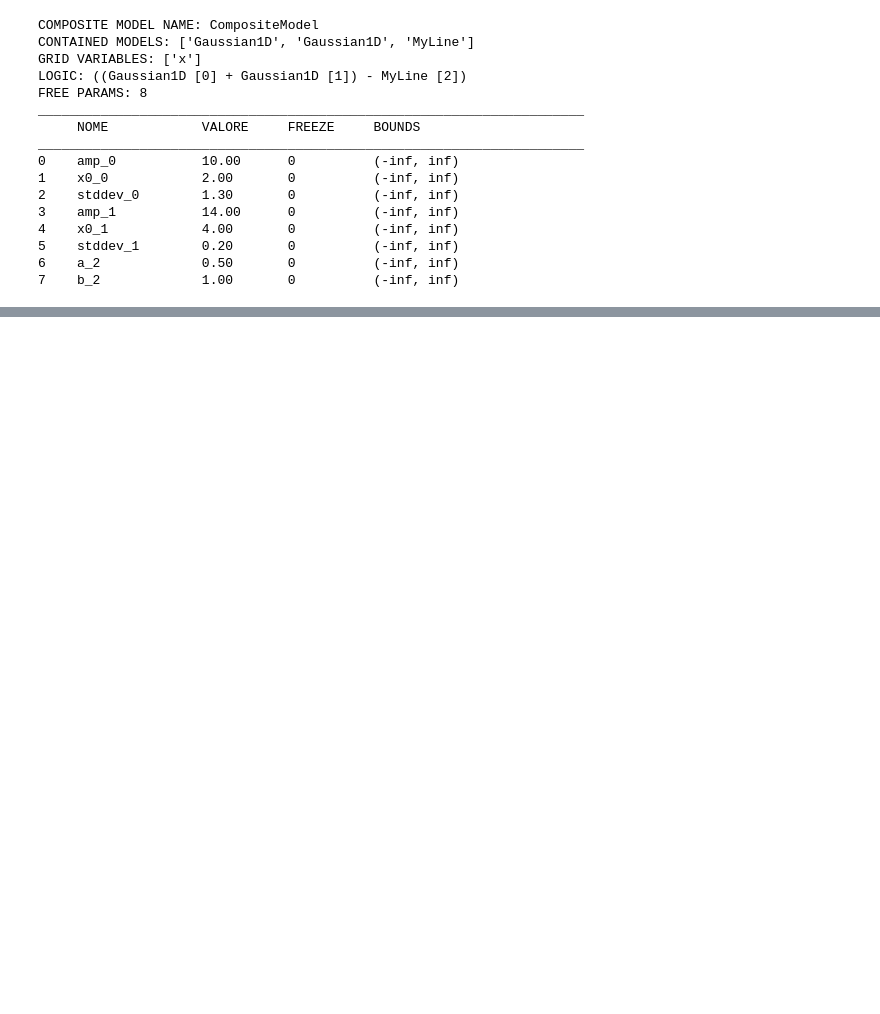
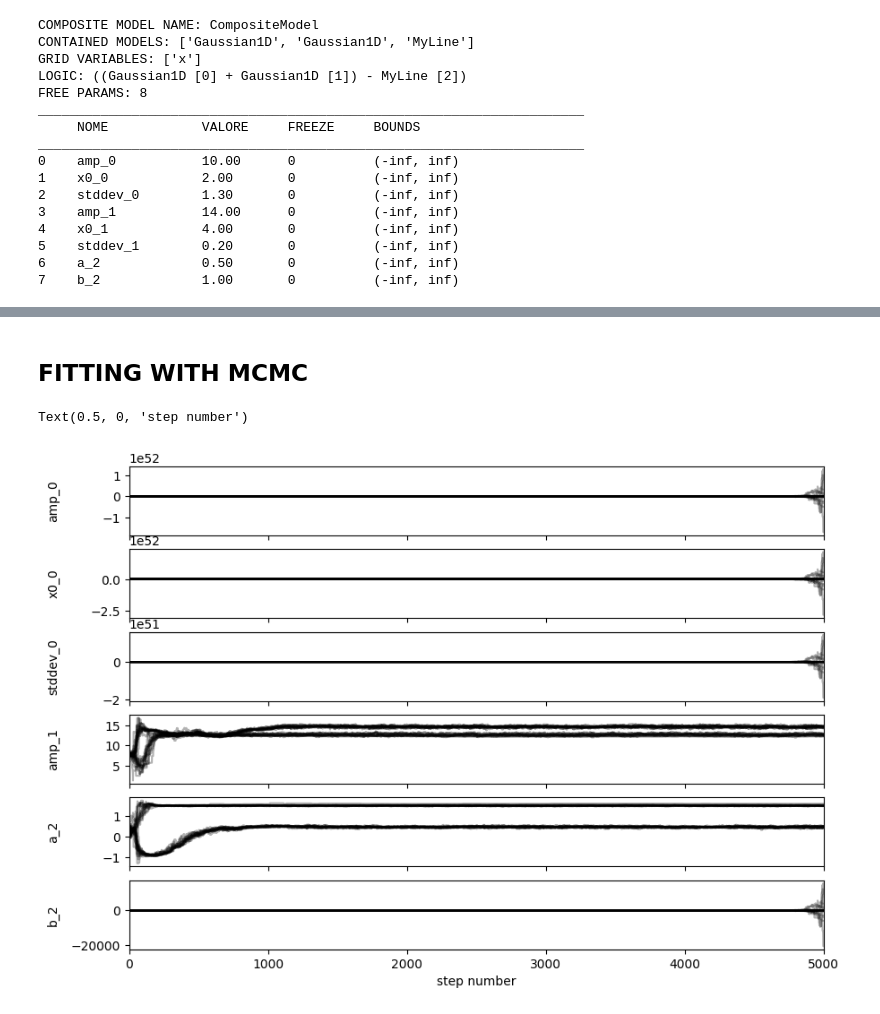
Before and after one commit to m4ttes4/CosmoSynth, a Jupyter notebook: basic_fitting.ipynb, the cells around one changed output, grey strips where cells are left out. Drawn from its saved outputs; the diff is of its cells as text; code cells hidden in the pictures; blank space fills up the shorter version.

Commit message:
Basic MCMC for examples

```diff
--- a/basic_fitting.ipynb
+++ b/basic_fitting.ipynb
@@ -205,0 +205,42 @@ Optimizee Params ['amp_0', 'x0_0', 'stddev_0', 'amp_1', 'x0_1', 'stddev_1', 'a_2
+# %% [markdown]
+## FITTING WITH MCMC
+# %%
+# we freeze the peack to show how fitting is executed with frozen parameters
+# g1_g2.freeze_parameters("stddev_1", "x0_1")
+from models.optimizers import MCMC
+
+# or equivalently... a dictionary is supported
+initial_guess = {
+    "amp_0": 23,
+    "x0_0": 1,
+    "stddev_0": 0.8,
+    "amp_1": 8,
+    #'x0_1':2,
+    #'stddev_1':1,
+    "a_2": 0.2,
+    "b_2": 1,
+}
+
+optimizer = MCMC(model=g1_g2)
+
+
+results_composite = optimizer.minimize(
+    x0=initial_guess, grid=[X], data=[y], maxiters=5000, walkers_random=0.2
+)
+
+fig, axes = plt.subplots(g1_g2.n_free_parameters, figsize=(10, 7), sharex=True)
+
+samples = results_composite.get_chain()
+labels = [p.name for p in g1_g2.free_parameters]
+
+for i in range(len(initial_guess)):
+    ax = axes[i]
+    ax.plot(samples[:, :, i], "k", alpha=0.3)
+    ax.set_xlim(0, len(samples))
+    ax.set_ylabel(labels[i])
+    ax.yaxis.set_label_coords(-0.1, 0.5)
+
+axes[-1].set_xlabel("step number")
+# %% [output]
+Text(0.5, 0, 'step number')
+[figure, added]
```
Also changed, not shown: parts of 6 cells of this notebook, 1 other file.
